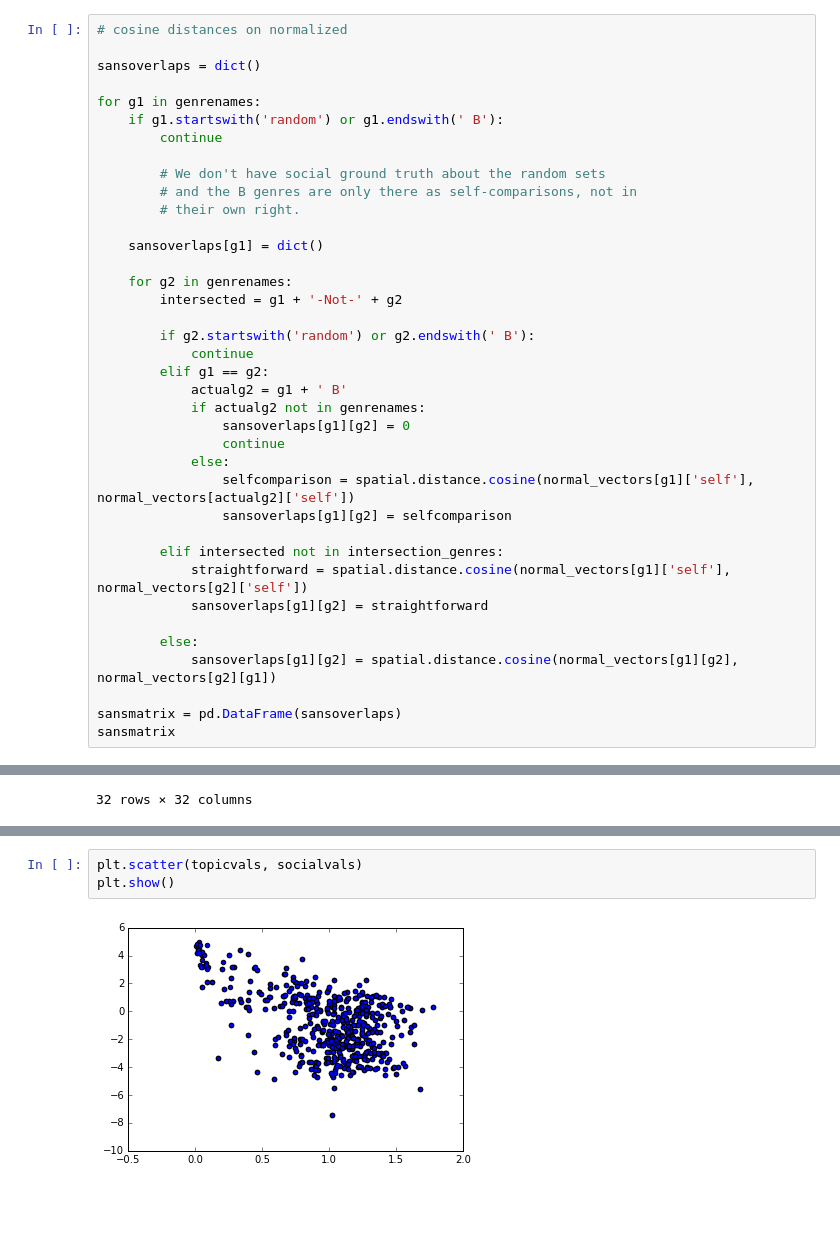
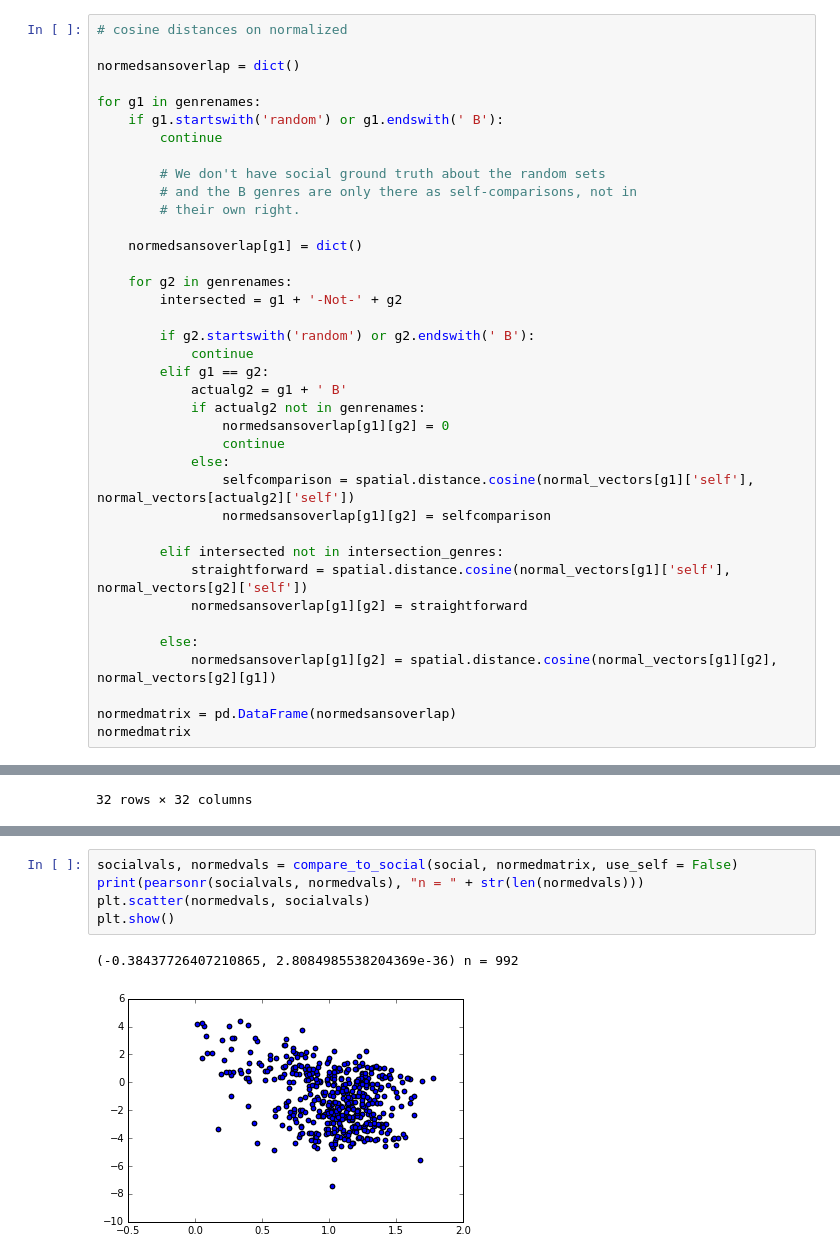
Before and after one commit to tedunderwood/genredistance, a Jupyter notebook: analysis/compare_topic_vectors.ipynb, the cells around one changed output, grey strips where cells are left out. Saved outputs shown, nothing was run; the diff lists cells and outputs as text; blank space fills up the shorter version.

```diff
--- a/analysis/compare_topic_vectors.ipynb
+++ b/analysis/compare_topic_vectors.ipynb
@@ -494,7 +517,7 @@ Psychological B
 # %%
 # cosine distances on normalized
 
-sansoverlaps = dict()
+normedsansoverlap = dict()
 
 for g1 in genrenames:
     if g1.startswith('random') or g1.endswith(' B'):
@@ -504,7 +527,7 @@ for g1 in genrenames:
         # and the B genres are only there as self-comparisons, not in
         # their own right.
 
-    sansoverlaps[g1] = dict()
+    normedsansoverlap[g1] = dict()
 
     for g2 in genrenames:
         intersected = g1 + '-Not-' + g2
@@ -514,21 +537,21 @@ for g1 in genrenames:
         elif g1 == g2:
             actualg2 = g1 + ' B'
             if actualg2 not in genrenames:
-                sansoverlaps[g1][g2] = 0
+                normedsansoverlap[g1][g2] = 0
                 continue
             else:
                 selfcomparison = spatial.distance.cosine(normal_vectors[g1]['self'], normal_vectors[actualg2]['self'])
-                sansoverlaps[g1][g2] = selfcomparison
+                normedsansoverlap[g1][g2] = selfcomparison
 
         elif intersected not in intersection_genres:
             straightforward = spatial.distance.cosine(normal_vectors[g1]['self'], normal_vectors[g2]['self'])
-            sansoverlaps[g1][g2] = straightforward
+            normedsansoverlap[g1][g2] = straightforward
 
         else:
-            sansoverlaps[g1][g2] = spatial.distance.cosine(normal_vectors[g1][g2], normal_vectors[g2][g1])
+            normedsansoverlap[g1][g2] = spatial.distance.cosine(normal_vectors[g1][g2], normal_vectors[g2][g1])
 
-sansmatrix = pd.DataFrame(sansoverlaps)
-sansmatrix
+normedmatrix = pd.DataFrame(normedsansoverlap)
+normedmatrix
 # %% [output]
 |  | Adventure | Bildungsroman | Biographical | Christian | Domestic | Fantasy | Historical | Horror | Humor | ... |
 | Adventure | 0.000000 | 1.375200 | 1.090688 | 1.090474 | 1.390811 | 0.777705 | 0.920147 | 0.697203 | 1.248436 | ... |
@@ -568,5 +574,8 @@ pearsonr(socialvals, topicvals)
-# %%
-plt.scatter(topicvals, socialvals)
-plt.show()
-# %% [output]
-[figure, removed]
+# %%
+socialvals, normedvals = compare_to_social(social, normedmatrix, use_self = False)
+print(pearsonr(socialvals, normedvals), "n = " + str(len(normedvals)))
+plt.scatter(normedvals, socialvals)
+plt.show()
+# %% [output]
+(-0.38437726407210865, 2.8084985538204369e-36) n = 992
+[figure, added]
```
Also changed, not shown: parts of 38 cells of this notebook.
